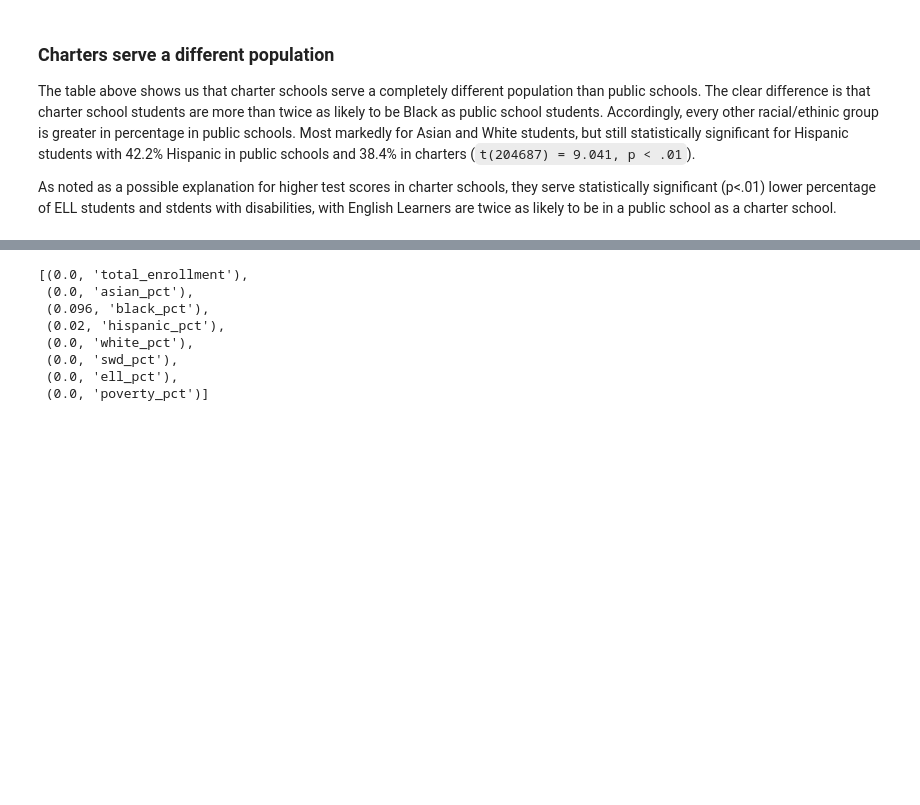
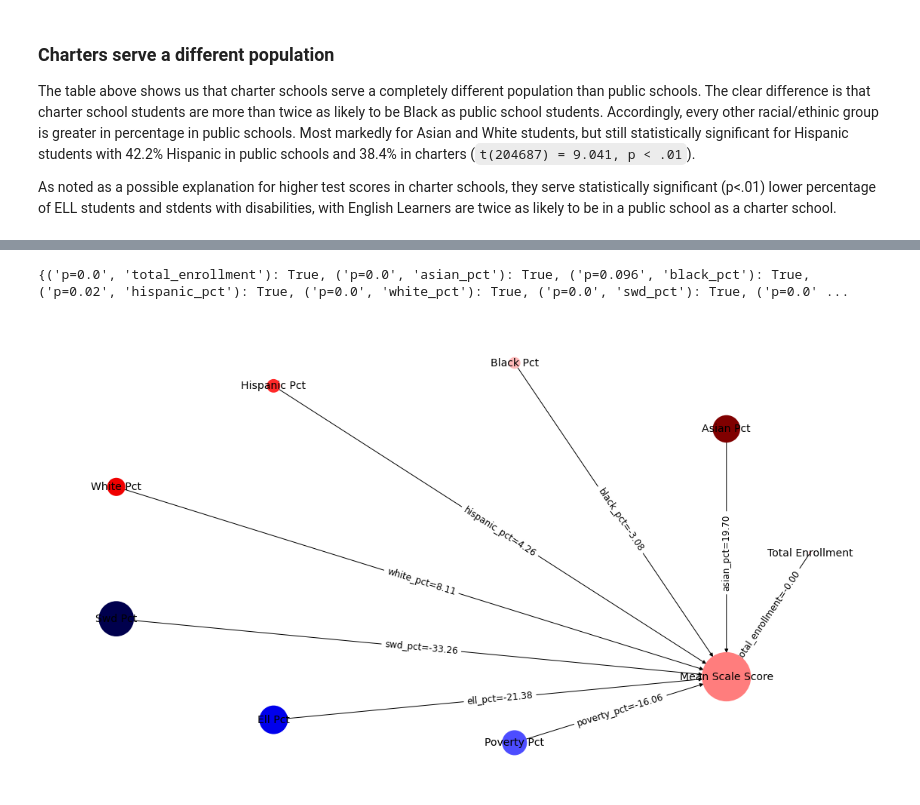
Before and after one commit to adelphi-ed-tech/nycschools, a Jupyter notebook: nb/charter-vs-community.ipynb, the cells around one changed output, grey strips where cells are left out. Saved outputs shown, nothing was run; the diff lists cells and outputs as text; code cells hidden in the pictures; blank space fills up the shorter version.

```diff
--- a/nb/charter-vs-community.ipynb
+++ b/nb/charter-vs-community.ipynb
@@ -226,29 +406,29 @@ TypeError: add_nodes_from() takes 2 positional arguments but 3 were given
 # %%
-data = pub.query("category == 'All Students'").copy()
+edges = weighted_edges
+G = nx.DiGraph()
+G.add_nodes_from(nodes)
+G.add_weighted_edges_from(edges)
 
-factors = ['total_enrollment', 'asian_pct',  'black_pct',
-   'hispanic_pct',  'white_pct','swd_pct',  'ell_pct',  'poverty_pct']
+fig, ax = plt.subplots(figsize=(16,9))
 
+# pos = nx.spring_layout(G, k=3)
+pos = nx.circular_layout(G)
 
-y = data['mean_scale_score']
+nx.draw(G, pos=pos, ax = ax, with_labels=True,
+        labels=labels, node_color=colors, cmap=cmap, node_size=node_size,
+        linewidths=2, min_source_margin=2, min_target_margin=2, font_size=14)
 
-X = data[factors]
-X = sm.add_constant(X)
-model = sm.OLS(y, X).fit()
+nx.draw_networkx_edge_labels(G,pos, ax=ax, edge_labels=edge_labels, label_pos=.5, font_size=12)
 
-params = list(model.params.index.values[1:])
-coefs = list(model.params.values[1:],)
-pvalues = list(model.pvalues.round(3).values[1:])
-pnodes = zip(pvalues, params)
+# adding p-values as node
+G.add_nodes_from(pnodes, pval=True)
+pv_nodes =  nx.get_node_attributes(G, "pval")
+# nx.draw_networkx_nodes(G, pos, ax=ax, nodelist=pv_nodes)
 
-
-list(pnodes)
+print(pv_nodes)
+plt.tight_layout()
+plt.margins(0.05)
+plt.show()
 # %% [output]
-[(0.0, 'total_enrollment'),
- (0.0, 'asian_pct'),
- (0.096, 'black_pct'),
- (0.02, 'hispanic_pct'),
- (0.0, 'white_pct'),
- (0.0, 'swd_pct'),
- (0.0, 'ell_pct'),
- (0.0, 'poverty_pct')]
+{('p=0.0', 'total_enrollment'): True, ('p=0.0', 'asian_pct'): True, ('p=0.096', 'black_pct'): True, ('p=0.02', 'hispanic_pct'): True, ('p=0.0', 'white_pct'): True, ('p=0.0', 'swd_pct'): True, ('p=0.0' ...
+[figure, added]
```
Also changed, not shown: parts of 9 cells of this notebook, 5 other files.
